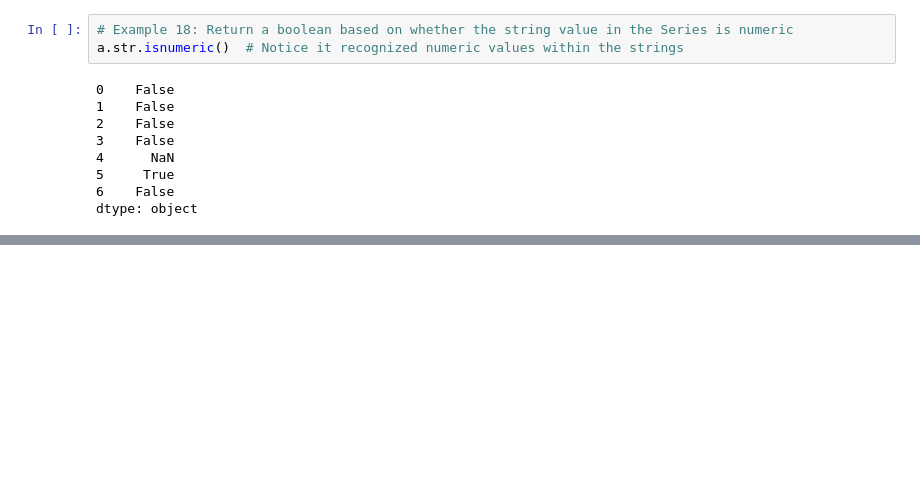
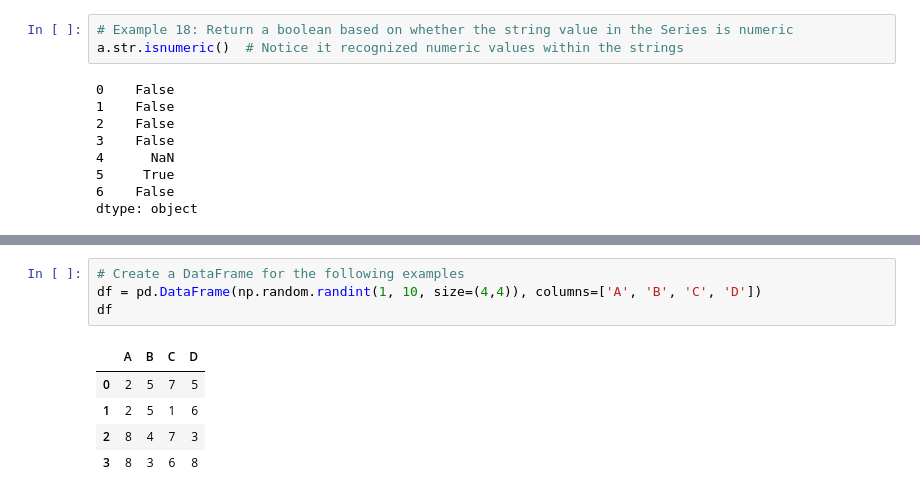
Before and after one commit to mga321/tutorialspoint_notebooks, a Jupyter notebook: pandas.ipynb, the cells around one changed output, grey strips where cells are left out. Drawn from its saved outputs; the diff is of its cells as text; blank space fills up the shorter version.

```diff
--- a/pandas.ipynb
+++ b/pandas.ipynb
@@ -1178,0 +1257,10 @@ dtype: object
+# %%
+# Create a DataFrame for the following examples
+df = pd.DataFrame(np.random.randint(1, 10, size=(4,4)), columns=['A', 'B', 'C', 'D'])
+df
+# %% [output]
+|  | A | B | C | D |
+| 0 | 2 | 5 | 7 | 5 |
+| 1 | 2 | 5 | 1 | 6 |
+| 2 | 8 | 4 | 7 | 3 |
+| 3 | 8 | 3 | 6 | 8 |
```
Also changed, not shown: parts of 11 cells of this notebook.
